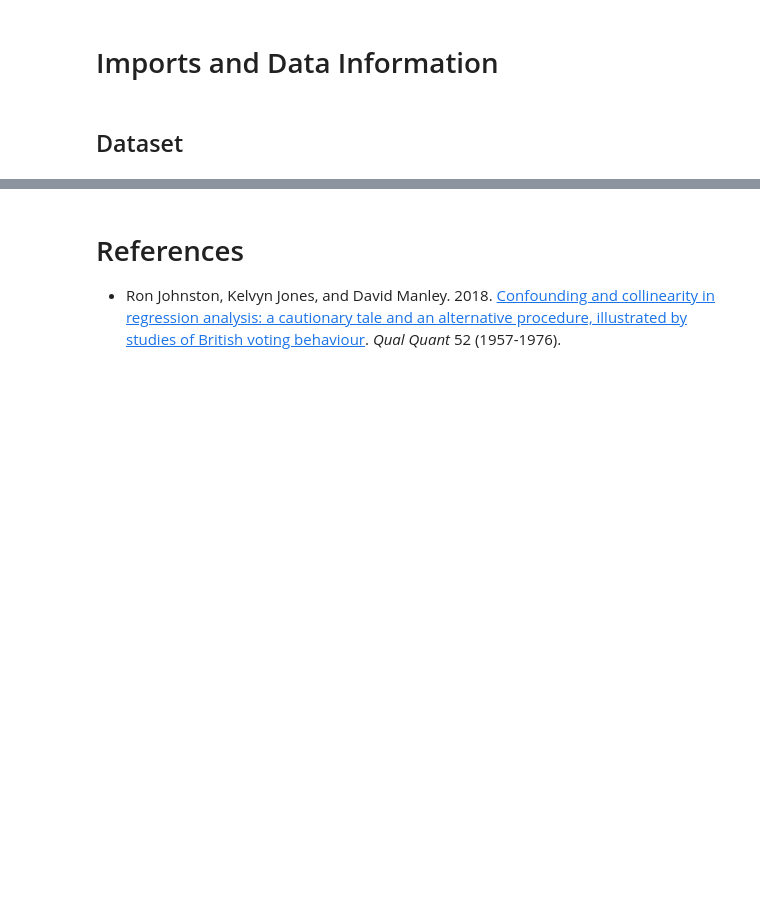
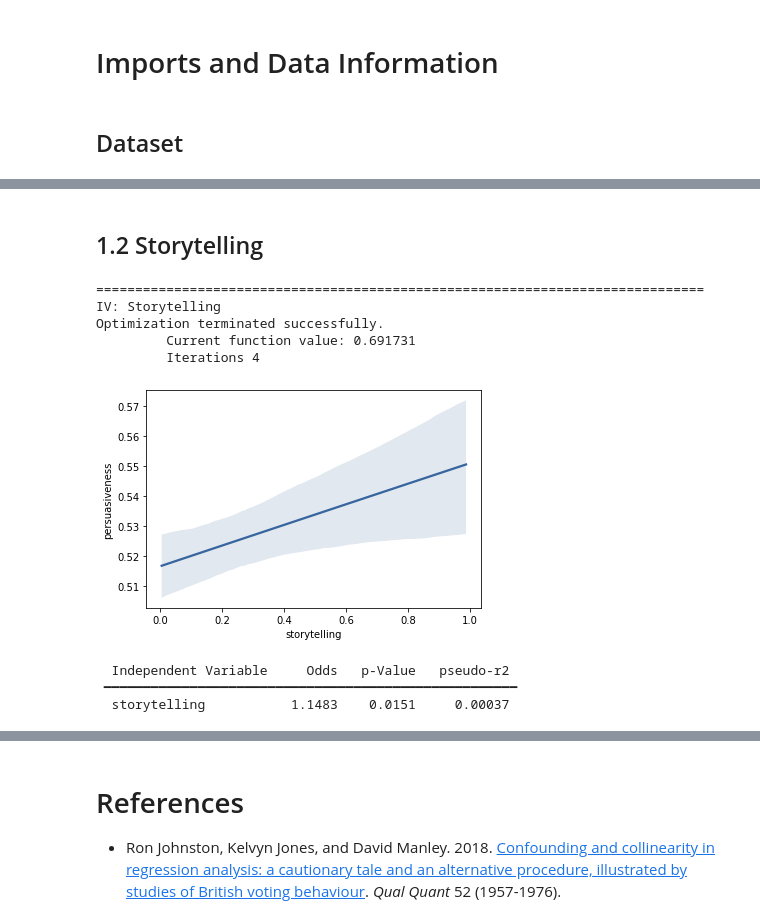
Before and after one commit to CarlottaQuensel/subjective-argument-strength, a Jupyter notebook: CMV_regression.ipynb, the cells around one changed output, grey strips where cells are left out. Cells and saved outputs as stored; diff of their text form; code cells hidden in the pictures; blank space fills up the shorter version.

```diff
--- a/CMV_regression.ipynb
+++ b/CMV_regression.ipynb
@@ -667,0 +251,26 @@ print(full_conf.to_latex(float_format="%.4f",index=False))
+# %% [markdown]
+## 1.2 Storytelling
+# %%
+iv = "prob_storytelling_mixed_domain"
+formula = f"persuasiveness ~ {iv}"
+
+print(f"==============================================================================\nIV: {iv.split("_")[1].title()}")
+result = logit(formula, cmv).fit()
+story_result = pd.DataFrame({
+    "Independent Variable": "storytelling",
+    "Odds": np.exp(result.params[iv]),
+    "p-Value": result.pvalues[iv],
+    "pseudo-r2": result.prsquared
+    }, index=["storytelling"]).set_index("Independent Variable")
+plot_iv(cmv, "prob_storytelling_mixed_domain", "persuasiveness", "cmv", (2,6))
+console.print(Markdown(story_result.to_markdown(floatfmt=(".0f", ".4f",".4f",".5f"))))
+# %% [output]
+==============================================================================
+IV: Storytelling
+Optimization terminated successfully.
+         Current function value: 0.691731
+         Iterations 4
+[figure, added]
+  Independent Variable     Odds   p-Value   pseudo-r2
+ ━━━━━━━━━━━━━━━━━━━━━━━━━━━━━━━━━━━━━━━━━━━━━━━━━━━━━
+  storytelling           1.1483    0.0151     0.00037
```
Also changed, not shown: parts of 43 cells of this notebook, 2 other files.
